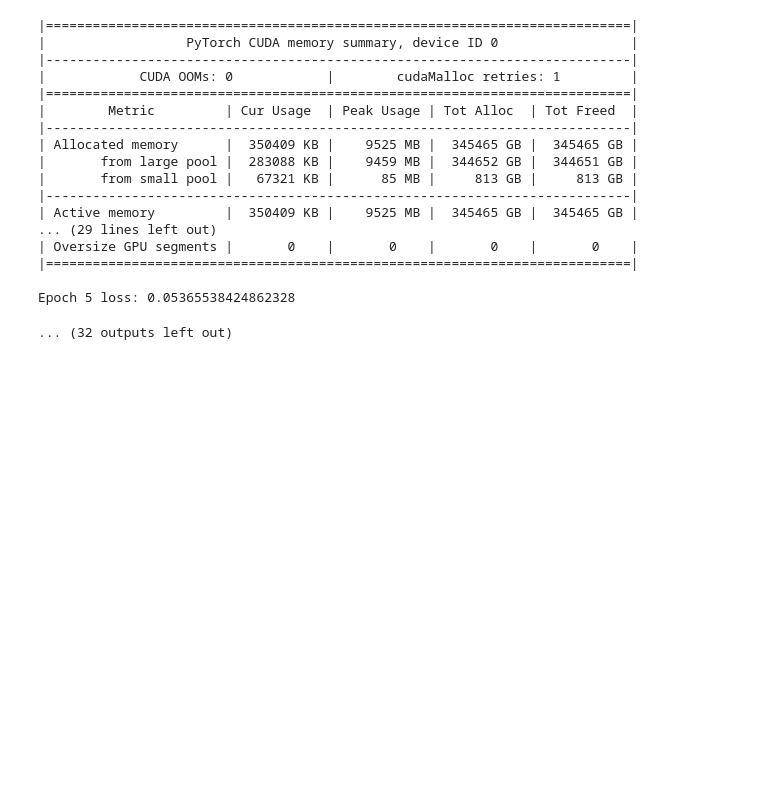
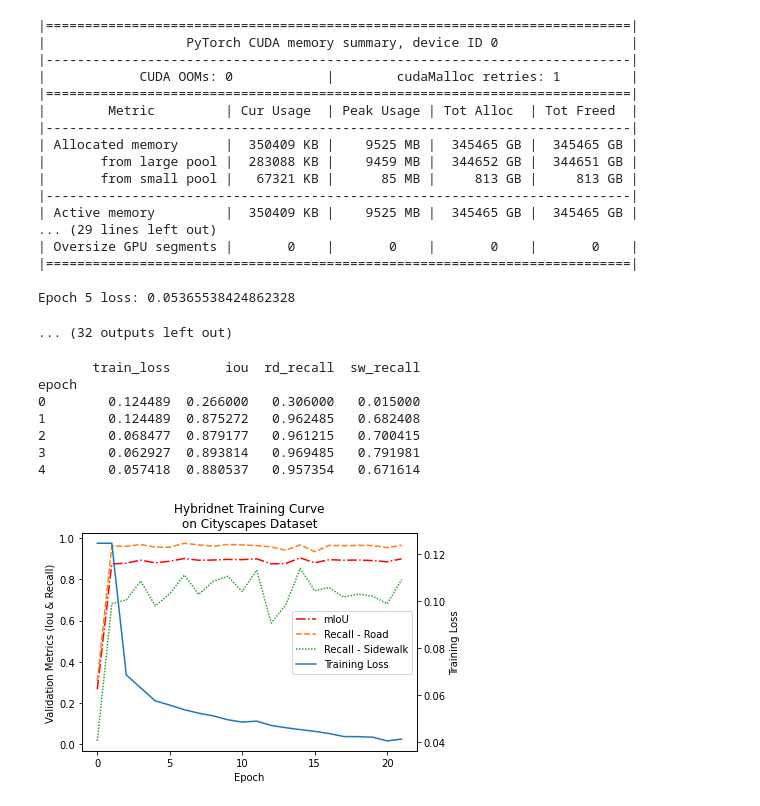
Before and after one commit to JakobWyatt/smart-wheelchair, a Jupyter notebook: colab/TrainSegModels_HybridNets.ipynb, the cells around one changed output. Saved outputs shown, nothing was run; the diff lists cells and outputs as text; code cells hidden in the pictures; blank space fills up the shorter version.

```diff
--- a/colab/TrainSegModels_HybridNets.ipynb
+++ b/colab/TrainSegModels_HybridNets.ipynb
@@ -511,3 +490,43 @@ IoU: 0.8888010086213436
 
 Epoch 5 loss: 0.05365538424862328
 ... (32 outputs left out)
+# %%
+# Get data from epoch files
+path = Path("drive/MyDrive/Thesis/models/hybridnet")
+models = [torch.load(path / fn, map_location=device) for fn in os.listdir(path)]
+items = ['epoch', 'train_loss', 'iou', 'rd_recall', 'sw_recall']
+train_curve_data = {i: [m[i] for m in models] for i in items}
+train_curve_data['train_loss'] = train_curve_data['train_loss'][-1]
+train_curve_data['train_loss'] = [train_curve_data['train_loss'][0], *train_curve_data['train_loss']]
+train_curve_data['iou'][0] = 0.266
+train_curve_data['rd_recall'][0] = 0.306
+train_curve_data['sw_recall'][0] = 0.015
+# %%
+train_curve_pd = pd.DataFrame(train_curve_data).set_index('epoch')
+print(train_curve_pd.head())
+
+fig, ax = plt.subplots(figsize=(6, 4))
+sns.lineplot(data=train_curve_pd.drop('train_loss', axis='columns'), ax=ax)
+ax.set(xlabel='Epoch',
+       ylabel='Validation Metrics (Iou & Recall)',
+       title="Hybridnet Training Curve\non Cityscapes Dataset")
+ax.lines[0].set_linestyle("-.")
+ax.lines[0].set_color("red")
+
+axLoss = ax.twinx()
+train_curve_pd.plot(y="train_loss", ax=axLoss, legend=False)
+axLoss.set(ylabel='Training Loss')
+
+ax.legend(['mIoU', 'Recall - Road', 'Recall - Sidewalk', 'Training Loss'], loc=7)
+
+fig.savefig('drive/MyDrive/Thesis/figures/hybridnet_training_curve.png', dpi=600)
+fig.show()
+# %% [output]
+       train_loss       iou  rd_recall  sw_recall
+epoch
+0        0.124489  0.266000   0.306000   0.015000
+1        0.124489  0.875272   0.962485   0.682408
+2        0.068477  0.879177   0.961215   0.700415
+3        0.062927  0.893814   0.969485   0.791981
+4        0.057418  0.880537   0.957354   0.671614
+[figure, added]
```
Also changed, not shown: parts of 4 cells of this notebook.
